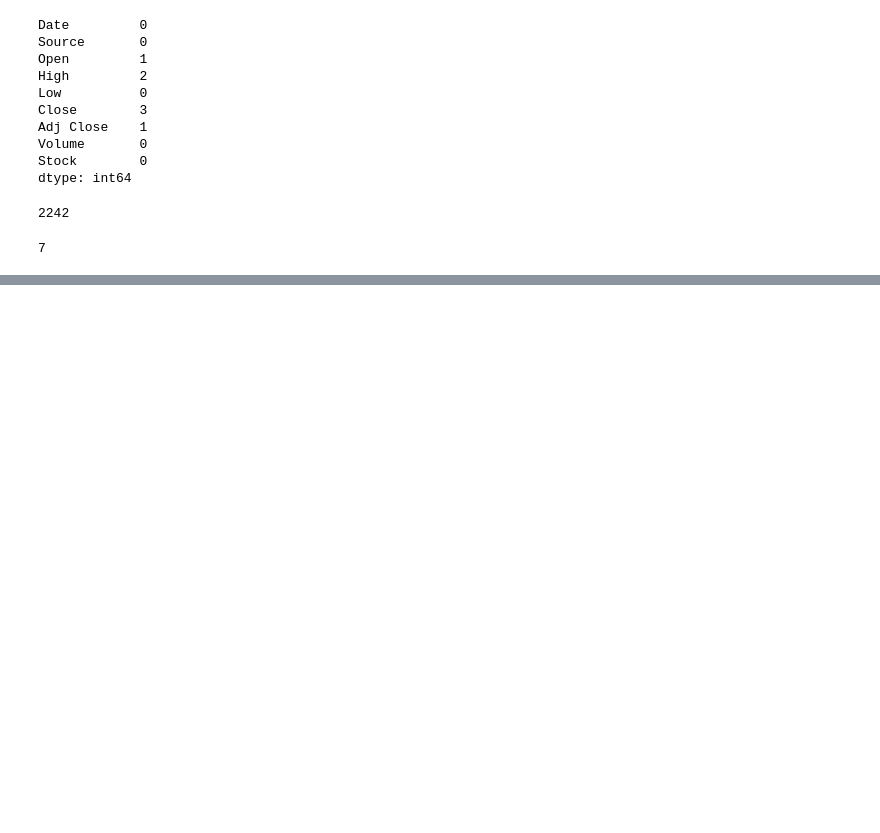
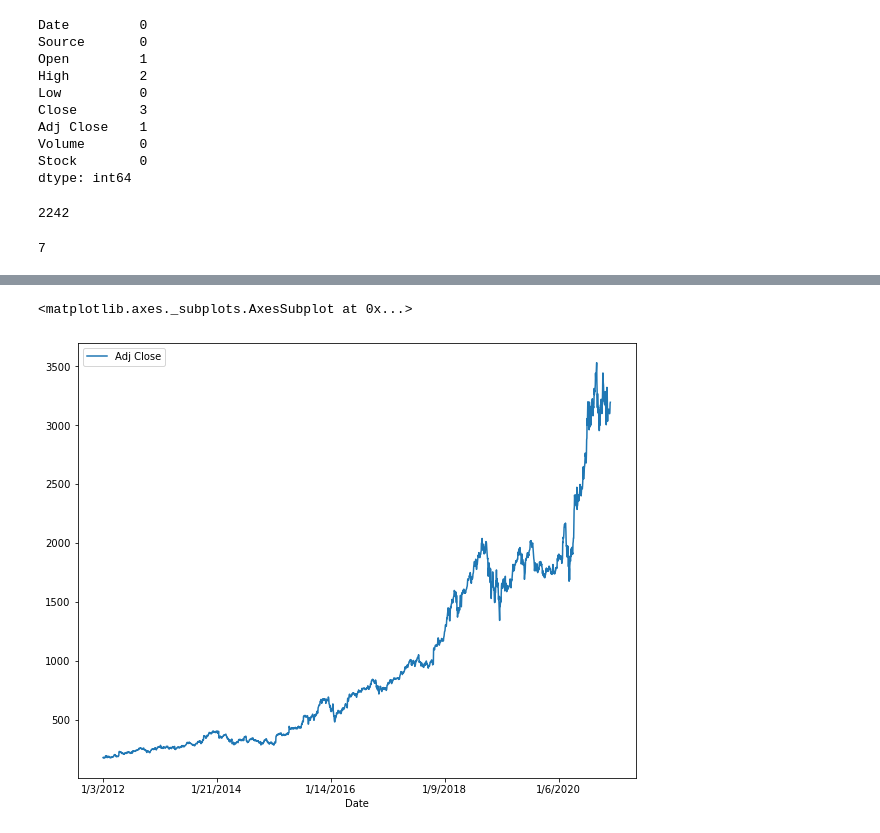
Before and after one commit to jacobsheehan728/CIS310, a Jupyter notebook: wk14/py_Stock_Market_AMAZ.ipynb, the cells around one changed output, grey strips where cells are left out. Saved outputs shown, nothing was run; the diff lists cells and outputs as text; code cells hidden in the pictures; blank space fills up the shorter version.

```diff
--- a/wk14/py_Stock_Market_AMAZ.ipynb
+++ b/wk14/py_Stock_Market_AMAZ.ipynb
@@ -181,0 +309,8 @@ n - len(data)
+# %%
+constant_columns=[]
+for c in data.columns:
+    n = len(data[c].unique())
+    if n == 1:
+        constant_columns.append(c)
+
+print('constant columns: ', constant_columns)
@@ -181,0 +567,6 @@ n - len(data)
+# %%
+#Show the cloasing per date.
+data[['Date','Adj Close']].plot(figsize=(10,8), x='Date', y='Adj Close')
+# %% [output]
+<matplotlib.axes._subplots.AxesSubplot at 0x...>
+[figure, added]
```
Also changed, not shown: parts of 58 cells of this notebook, 7 other files.
